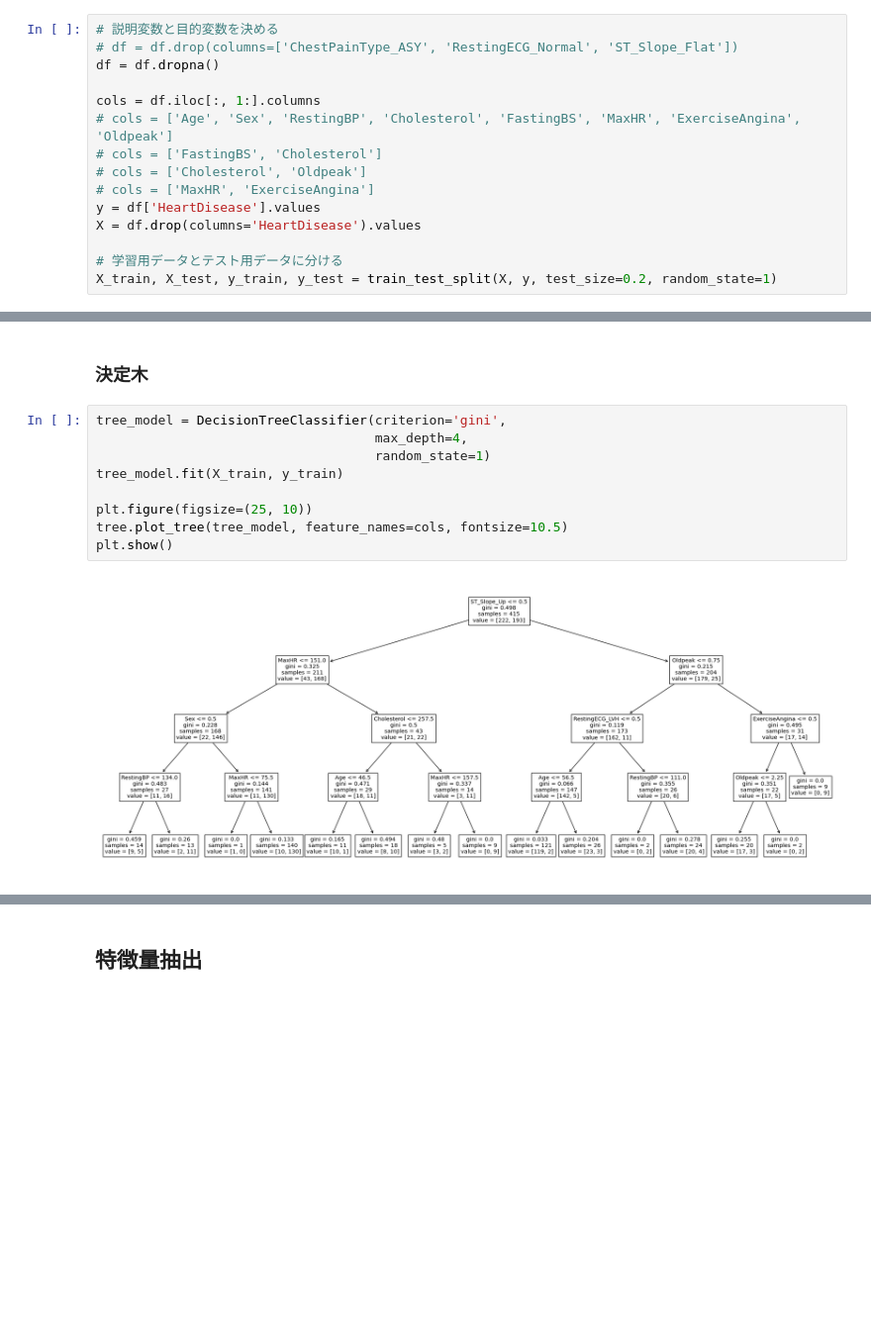
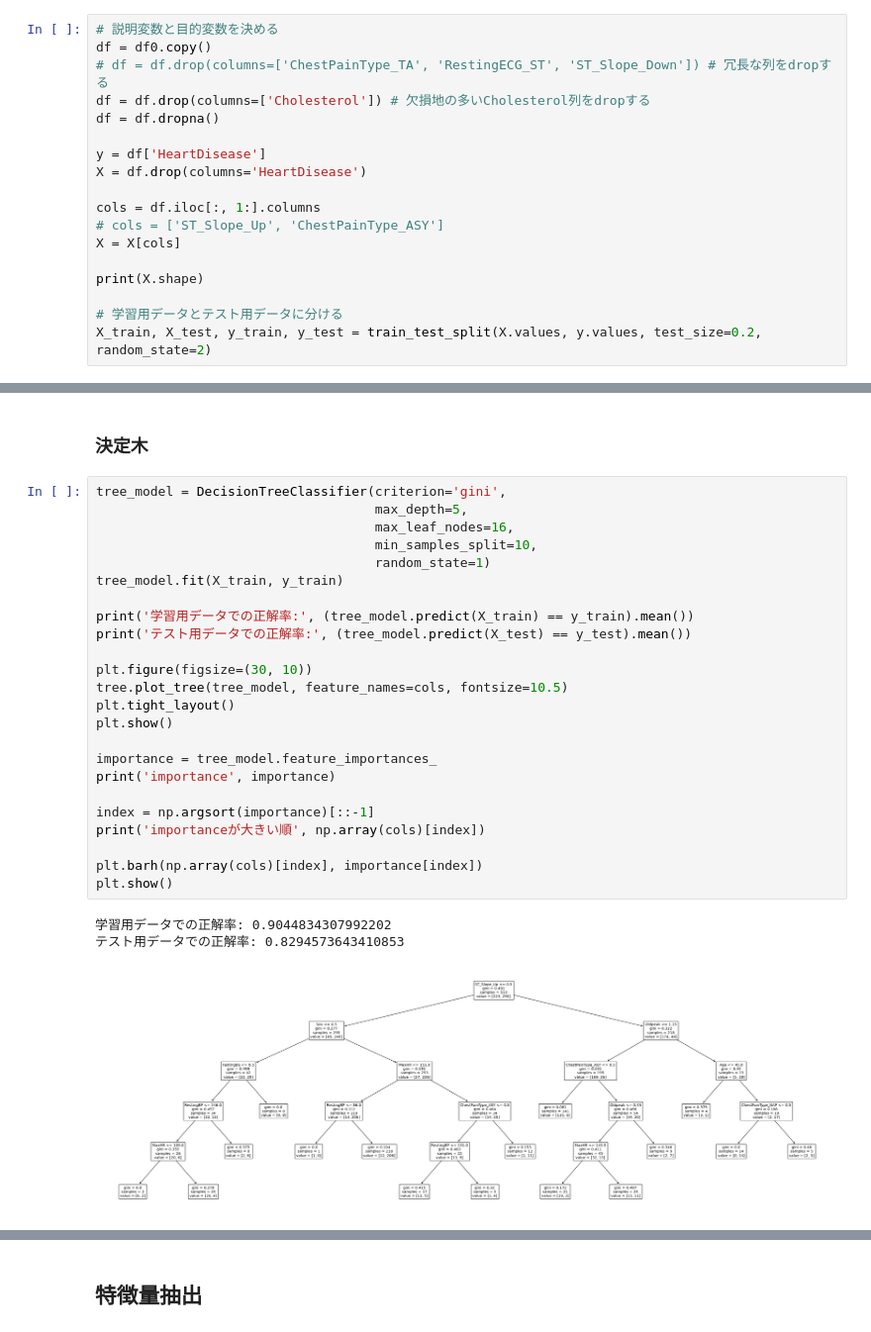
Before and after one commit to sushiizukatsu/problem2, a Jupyter notebook: problem2.ipynb, the cells around one changed output, grey strips where cells are left out. Shown at 99% size. Drawn from its saved outputs; the diff is of its cells as text; blank space fills up the shorter version.

```diff
--- a/problem2.ipynb
+++ b/problem2.ipynb
@@ -185,15 +235,18 @@ df.describe()
 # %%
 # 説明変数と目的変数を決める
-# df = df.drop(columns=['ChestPainType_ASY', 'RestingECG_Normal', 'ST_Slope_Flat'])
+df = df0.copy()
+# df = df.drop(columns=['ChestPainType_TA', 'RestingECG_ST', 'ST_Slope_Down']) # 冗長な列をdropする
+df = df.drop(columns=['Cholesterol']) # 欠損地の多いCholesterol列をdropする
 df = df.dropna()
 
+y = df['HeartDisease']
+X = df.drop(columns='HeartDisease')
+
 cols = df.iloc[:, 1:].columns
-# cols = ['Age', 'Sex', 'RestingBP', 'Cholesterol', 'FastingBS', 'MaxHR', 'ExerciseAngina', 'Oldpeak']
-# cols = ['FastingBS', 'Cholesterol']
-# cols = ['Cholesterol', 'Oldpeak']
-# cols = ['MaxHR', 'ExerciseAngina']
-y = df['HeartDisease'].values
-X = df.drop(columns='HeartDisease').values
+# cols = ['ST_Slope_Up', 'ChestPainType_ASY']
+X = X[cols]
+
+print(X.shape)
 
 # 学習用データとテスト用データに分ける
-X_train, X_test, y_train, y_test = train_test_split(X, y, test_size=0.2, random_state=1)
+X_train, X_test, y_train, y_test = train_test_split(X.values, y.values, test_size=0.2, random_state=2)
@@ -213,12 +296,29 @@ X_test_ss = sscaler.fit_transform(X_test)
 ### 決定木
 # %%
 tree_model = DecisionTreeClassifier(criterion='gini',
-                                    max_depth=4,
+                                    max_depth=5,
+                                    max_leaf_nodes=16,
+                                    min_samples_split=10,
                                     random_state=1)
 tree_model.fit(X_train, y_train)
 
-plt.figure(figsize=(25, 10))
+print('学習用データでの正解率:', (tree_model.predict(X_train) == y_train).mean())
+print('テスト用データでの正解率:', (tree_model.predict(X_test) == y_test).mean())
+
+plt.figure(figsize=(30, 10))
 tree.plot_tree(tree_model, feature_names=cols, fontsize=10.5)
+plt.tight_layout()
 plt.show()
+
+importance = tree_model.feature_importances_
+print('importance', importance)
+
+index = np.argsort(importance)[::-1]
+print('importanceが大きい順', np.array(cols)[index])
+
+plt.barh(np.array(cols)[index], importance[index])
+plt.show()
 # %% [output]
+学習用データでの正解率: 0.9044834307992202
+テスト用データでの正解率: 0.8294573643410853
-[figure, old version]
+[figure, new version]
```
Also changed, not shown: parts of 29 cells of this notebook.
